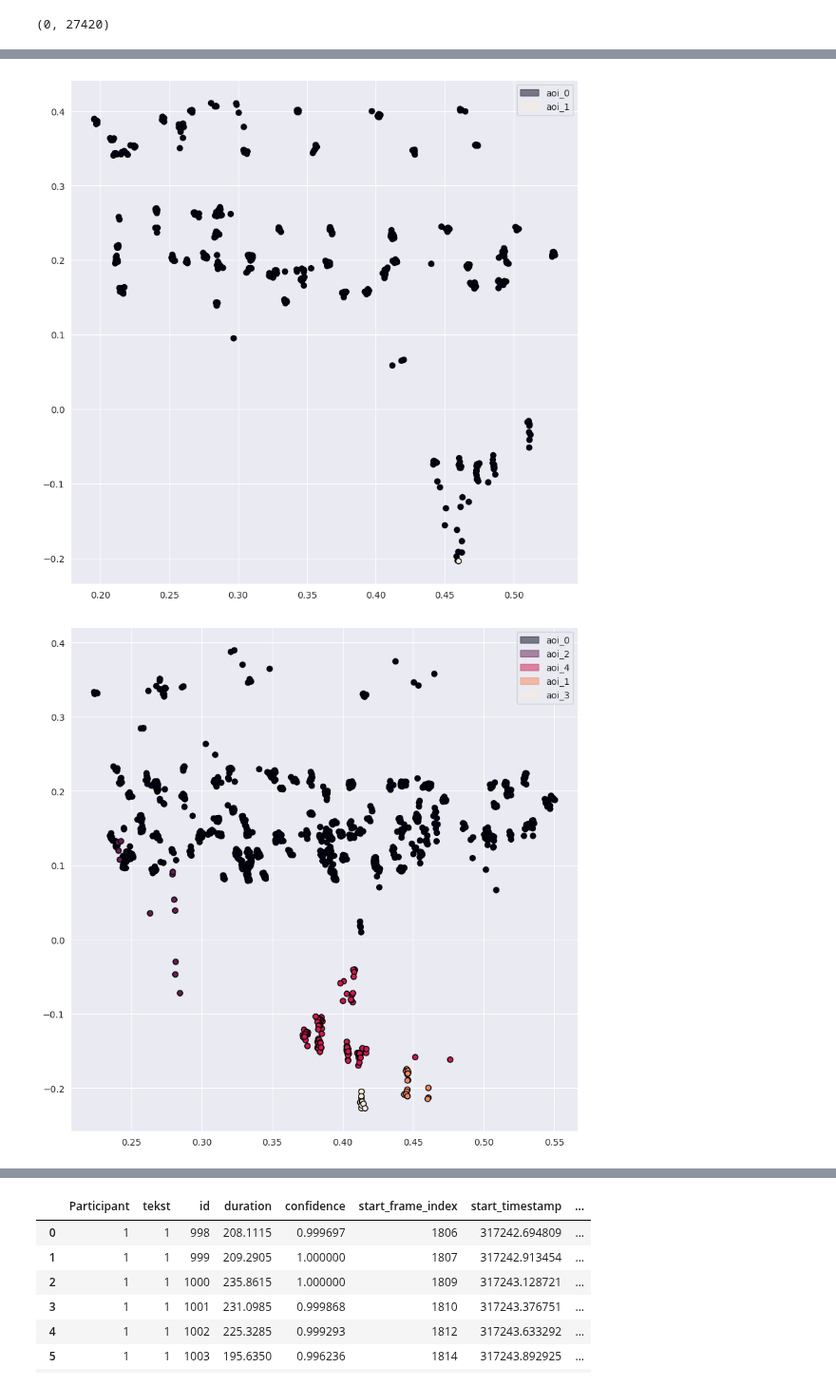
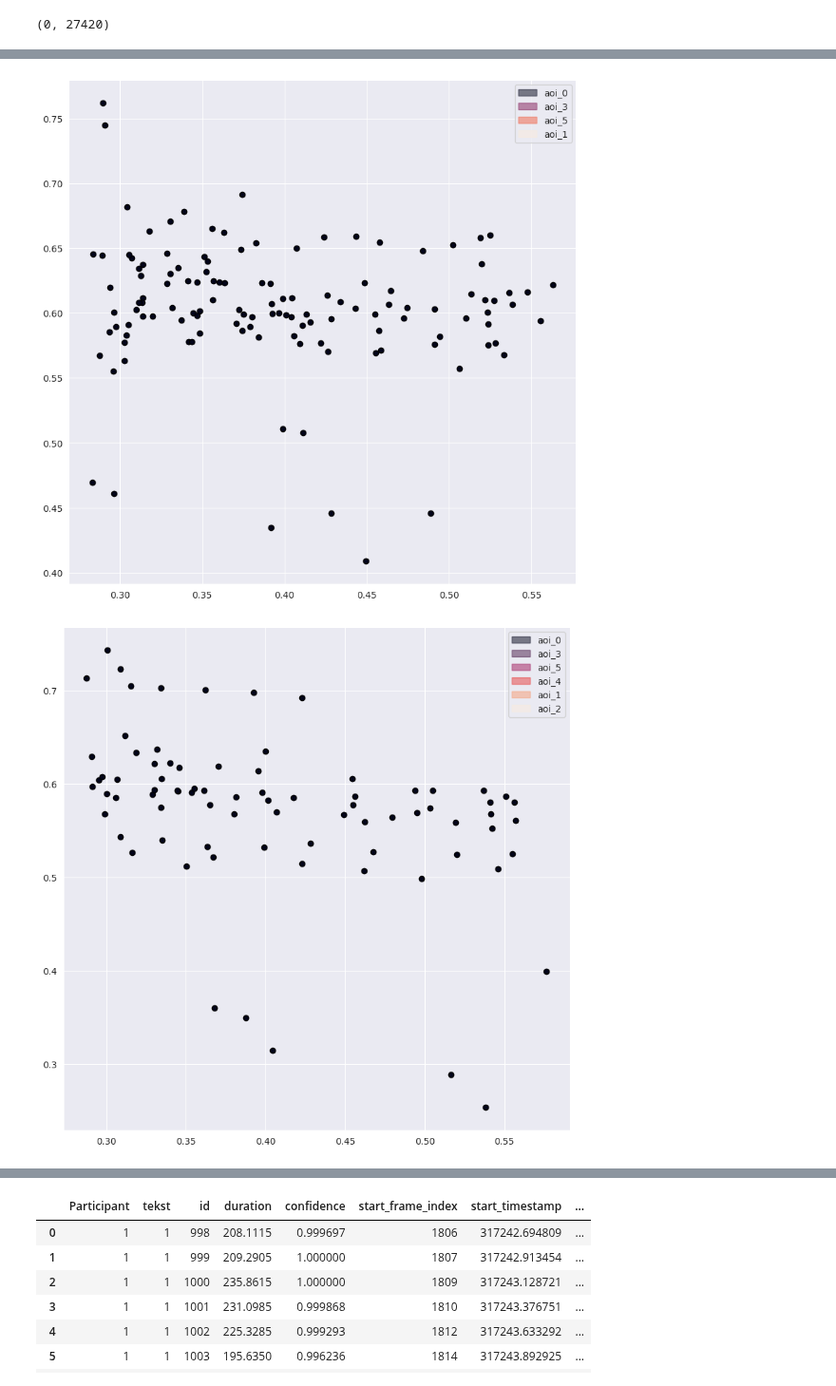
Before and after one commit to hse-scila/EyeFeatures, a Jupyter notebook: eyetracking/preprocessing/test.ipynb, the cells around one changed output, grey strips where cells are left out. Shown at 95% size. Saved outputs shown, nothing was run; the diff lists cells and outputs as text; code cells hidden in the pictures.

```diff
--- a/eyetracking/preprocessing/test.ipynb
+++ b/eyetracking/preprocessing/test.ipynb
@@ -67,8 +68,17 @@ x = 'norm_pos_x'
 y = 'norm_pos_y'
 t = 'gaze_timestamp'
 
-methods = [ThresholdBased(threshold=0, window_size=3), GradientBased(threshold=0.1, window_size=6)]
+data = pd.concat([pd.read_excel(join(DATA_PATH, 'itog_fix_1.xlsx')),
+                  pd.read_excel(join(DATA_PATH, 'itog_fix_17.xlsx')),
+                  pd.read_excel(join(DATA_PATH, 'itog_fix_18.xlsx')),
+                  pd.read_excel(join(DATA_PATH, 'itog_fix_19.xlsx')),
+                  pd.read_excel(join(DATA_PATH, 'itog_fix_20.xlsx')),
+                  ], axis=0)
 
-pipeline = Pipeline([('IVT', IVT(x=x, y=y, t=t, pk=['Participant', 'tekst'], threshold=0.10)), ('AOIDefining', AOIExtractor(methods=methods, x=x, y=y, pk=['Participant', 'tekst'], aoi_name='AOI', show_best=True))])
+data = remove_points(data, -1, 1, -1, 1)
+
+methods = [ThresholdBased(threshold=0, window_size=3), GradientBased(threshold=0.0, window_size=6)]
+
+pipeline = Pipeline([('AOIDefining', AOIExtractor(methods=methods, x=x, y=y, pk=['Participant', 'tekst'], instance_columns=['tekst'],aoi_name='AOI', show_best=True))])
 pipeline.fit(data)
 prep_data = pipeline.transform(data)
@@ -79,11 +92,11 @@ scanpath_visualization(prep_data[(prep_data['Participant'] == 1) & (prep_data['t
 # %%
-scanpath_visualization(prep_data[(prep_data['Participant'] == 1) & (prep_data['tekst'] == 6)], x, y, aoi='AOI', only_points=True, show_legend=True)
+scanpath_visualization(prep_data[(prep_data['Participant'] == 17) & (prep_data['tekst'] == 5)], x, y, aoi='AOI', only_points=True, show_legend=True)
 # %% [output]
-[figure, old version]
+[figure, new version]
 # %%
-scanpath_visualization(prep_data[(prep_data['Participant'] == 1) & (prep_data['tekst'] == 7)], x, y, aoi='AOI', only_points=True, show_legend=True)
+scanpath_visualization(prep_data[(prep_data['Participant'] == 18) & (prep_data['tekst'] == 5)], x, y, aoi='AOI', only_points=True, show_legend=True)
 # %% [output]
-[figure, old version]
+[figure, new version]
 # %%
 scanpath_visualization(prep_data[(prep_data['Participant'] == 1) & (prep_data['tekst'] == 8)], x, y, aoi='AOI', only_points=True, show_legend=True)
 # %% [output]
```
Also changed, not shown: parts of 19 cells of this notebook, 3 other files.
